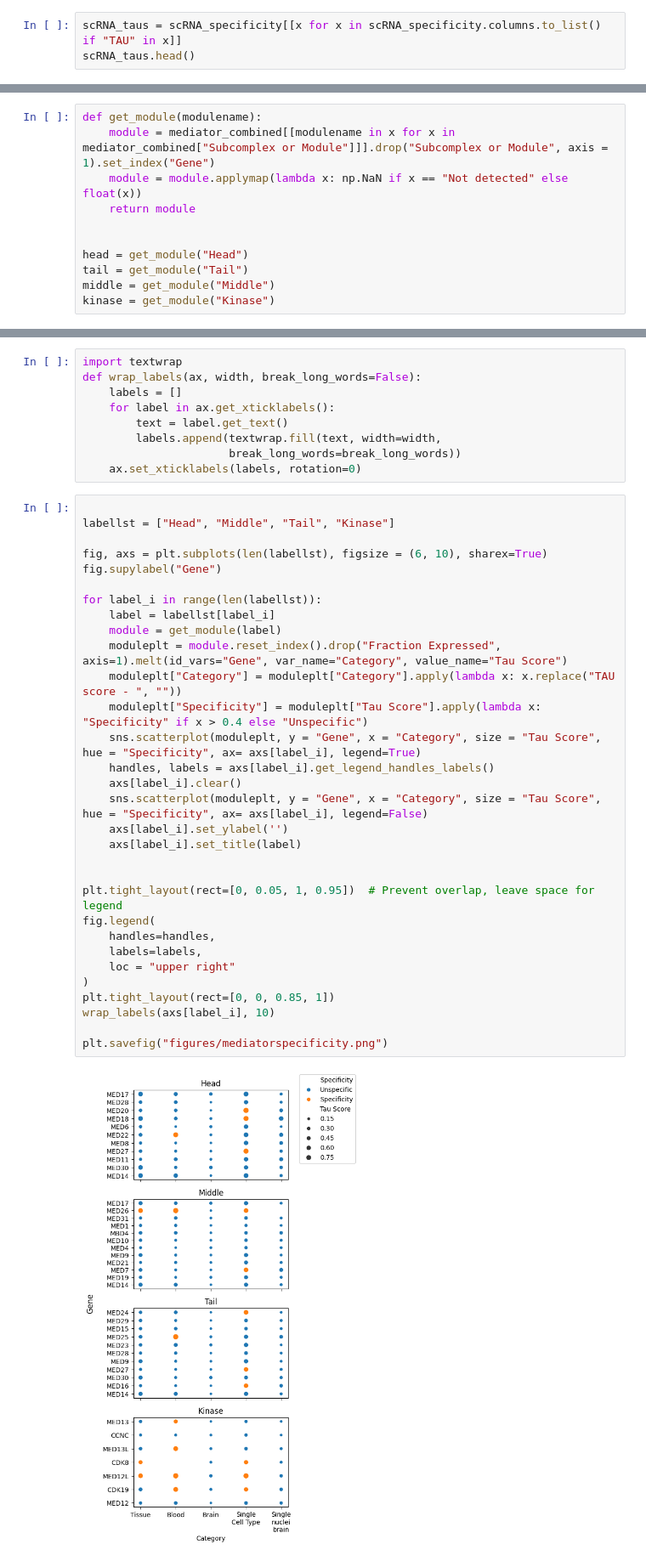
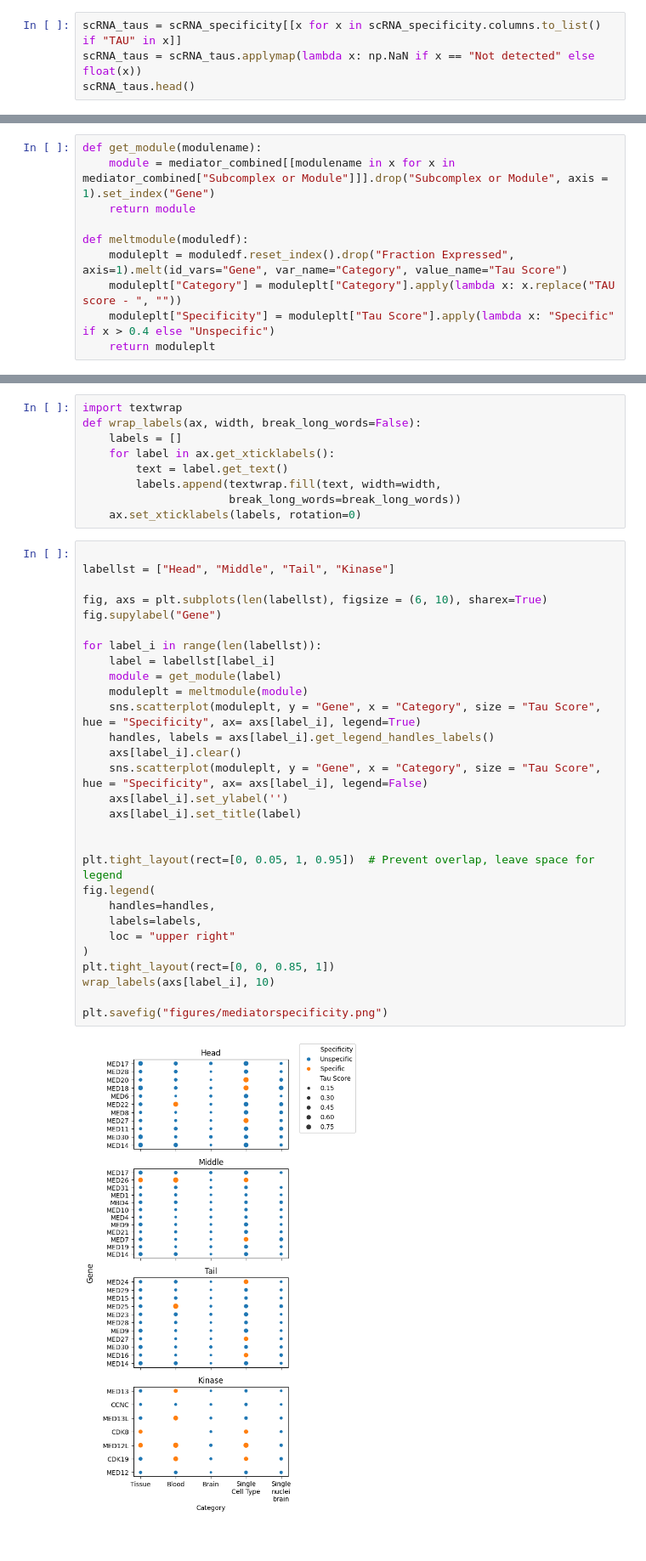
Before and after one commit to kinseylong/StallerRotation, a Jupyter notebook: cofactors_humanproteinatlas/mediator_exploration.ipynb, the cells around one changed output, grey strips where cells are left out. Shown at 85% size. Drawn from its saved outputs; the diff is of its cells as text.

Commit message:
cell specificity of modules

```diff
--- a/cofactors_humanproteinatlas/mediator_exploration.ipynb
+++ b/cofactors_humanproteinatlas/mediator_exploration.ipynb
@@ -44,6 +44,7 @@ scRNA_specificity.head()
 | ENSG00000104973 | MED25 | Low tissue specificity | Detected in all | NaN | NaN | ... |
 # %%
 scRNA_taus = scRNA_specificity[[x for x in scRNA_specificity.columns.to_list() if "TAU" in x]]
+scRNA_taus = scRNA_taus.applymap(lambda x: np.NaN if x == "Not detected" else float(x))
 scRNA_taus.head()
 # %% [output]
 |  | TAU score - Tissue | TAU score - Blood | TAU score - Brain | TAU score - Single Cell Type | TAU score - Single nuclei brain |
@@ -70,11 +71,10 @@ mediator_combined.head()
 # %%
 def get_module(modulename):
     module = mediator_combined[[modulename in x for x in mediator_combined["Subcomplex or Module"]]].drop("Subcomplex or Module", axis = 1).set_index("Gene")
-    module = module.applymap(lambda x: np.NaN if x == "Not detected" else float(x))
     return module
 
-
-head = get_module("Head")
-tail = get_module("Tail")
-middle = get_module("Middle")
-kinase = get_module("Kinase")
+def meltmodule(moduledf):
+    moduleplt = moduledf.reset_index().drop("Fraction Expressed", axis=1).melt(id_vars="Gene", var_name="Category", value_name="Tau Score")
+    moduleplt["Category"] = moduleplt["Category"].apply(lambda x: x.replace("TAU score - ", ""))
+    moduleplt["Specificity"] = moduleplt["Tau Score"].apply(lambda x: "Specific" if x > 0.4 else "Unspecific")
+    return moduleplt
@@ -94,33 +90,31 @@ def wrap_labels(ax, width, break_long_words=False):
 # %%
 
 labellst = ["Head", "Middle", "Tail", "Kinase"]
 
 fig, axs = plt.subplots(len(labellst), figsize = (6, 10), sharex=True)
 fig.supylabel("Gene")
 
 for label_i in range(len(labellst)):
     label = labellst[label_i]
     module = get_module(label)
-    moduleplt = module.reset_index().drop("Fraction Expressed", axis=1).melt(id_vars="Gene", var_name="Category", value_name="Tau Score")
-    moduleplt["Category"] = moduleplt["Category"].apply(lambda x: x.replace("TAU score - ", ""))
-    moduleplt["Specificity"] = moduleplt["Tau Score"].apply(lambda x: "Specificity" if x > 0.4 else "Unspecific")
+    moduleplt = meltmodule(module)
     sns.scatterplot(moduleplt, y = "Gene", x = "Category", size = "Tau Score", hue = "Specificity", ax= axs[label_i], legend=True)
     handles, labels = axs[label_i].get_legend_handles_labels()
     axs[label_i].clear()
     sns.scatterplot(moduleplt, y = "Gene", x = "Category", size = "Tau Score", hue = "Specificity", ax= axs[label_i], legend=False)
     axs[label_i].set_ylabel('')
     axs[label_i].set_title(label)
 
 
 plt.tight_layout(rect=[0, 0.05, 1, 0.95])  # Prevent overlap, leave space for legend
 fig.legend(
     handles=handles,
     labels=labels,
     loc = "upper right"
 )
 plt.tight_layout(rect=[0, 0, 0.85, 1])
 wrap_labels(axs[label_i], 10)
 
 plt.savefig("figures/mediatorspecificity.png")
 # %% [output]
-[figure, old version]
+[figure, new version]
```
Also changed, not shown: parts of 8 cells of this notebook, 1 other file.
